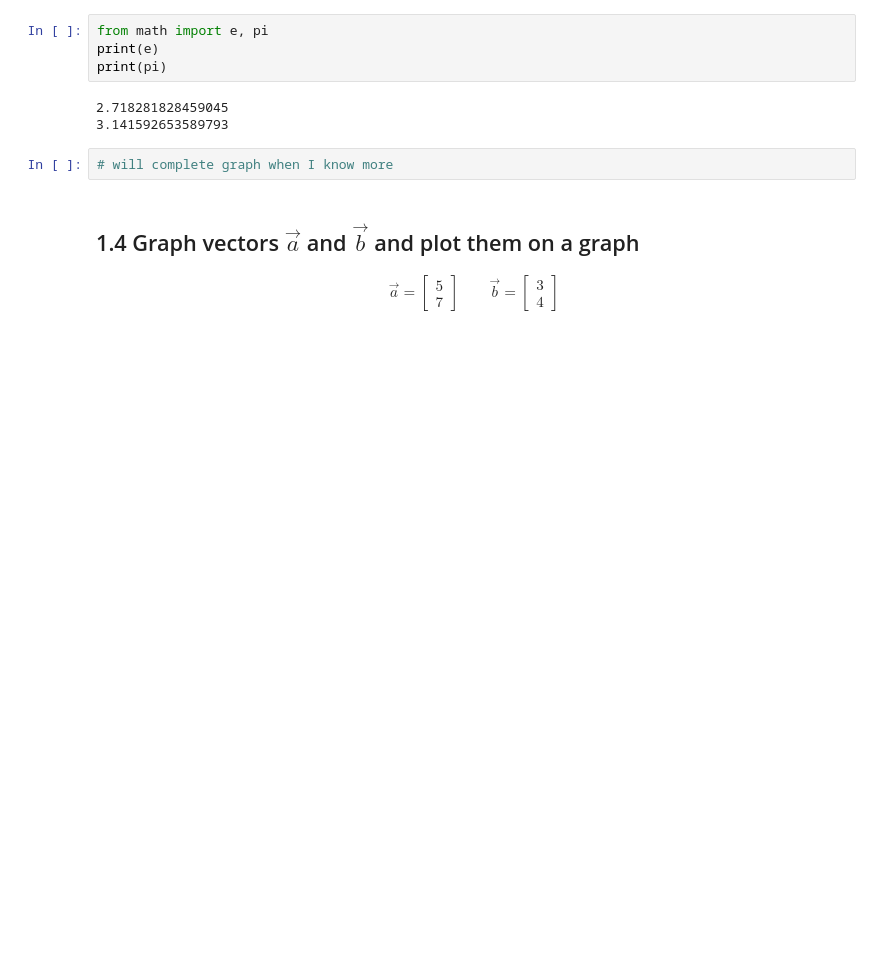
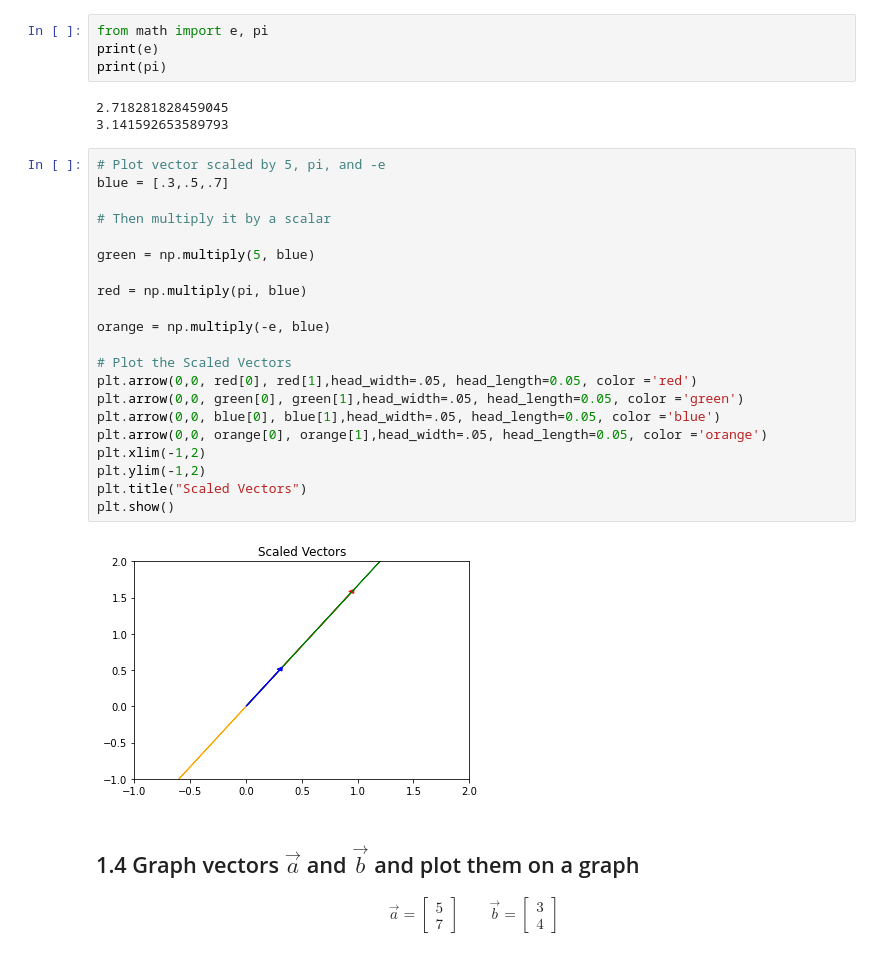
Before and after one commit to bloominstituteoftechnology/DS-Unit-1-Sprint-3-Linear-Algebra, a Jupyter notebook: module1-vectors-and-matrices/Jay_Adamo_LS_DS_131_Vectors_and_Matrices_Assignment.ipynb, the cells around one changed output. Drawn from its saved outputs; the diff is of its cells as text; blank space fills up the shorter version.

```diff
--- a/module1-vectors-and-matrices/Jay_Adamo_LS_DS_131_Vectors_and_Matrices_Assignment.ipynb
+++ b/module1-vectors-and-matrices/Jay_Adamo_LS_DS_131_Vectors_and_Matrices_Assignment.ipynb
@@ -38,8 +57,29 @@ print(pi)
 # %% [output]
 2.718281828459045
 3.141592653589793
-# %%
-# will complete graph when I know more
+# %%
+# Plot vector scaled by 5, pi, and -e
+blue = [.3,.5,.7]
+
+# Then multiply it by a scalar
+
+green = np.multiply(5, blue)
+
+red = np.multiply(pi, blue)
+
+orange = np.multiply(-e, blue)
+
+# Plot the Scaled Vectors
+plt.arrow(0,0, red[0], red[1],head_width=.05, head_length=0.05, color ='red')
+plt.arrow(0,0, green[0], green[1],head_width=.05, head_length=0.05, color ='green')
+plt.arrow(0,0, blue[0], blue[1],head_width=.05, head_length=0.05, color ='blue')
+plt.arrow(0,0, orange[0], orange[1],head_width=.05, head_length=0.05, color ='orange')
+plt.xlim(-1,2)
+plt.ylim(-1,2)
+plt.title("Scaled Vectors")
+plt.show()
+# %% [output]
+[figure, added]
 # %% [markdown]
 ## 1.4 Graph vectors $\vec{a}$ and $\vec{b}$ and plot them on a graph
 
```
Also changed, not shown: parts of 5 cells of this notebook.
